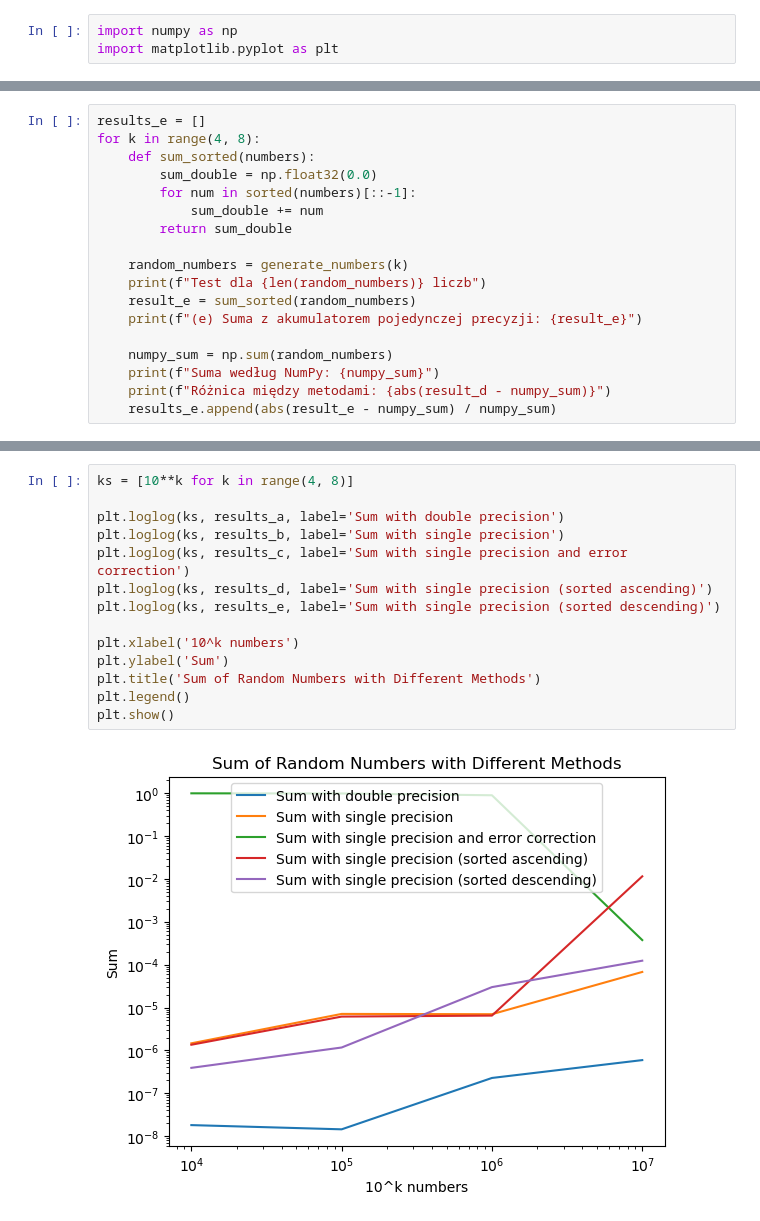
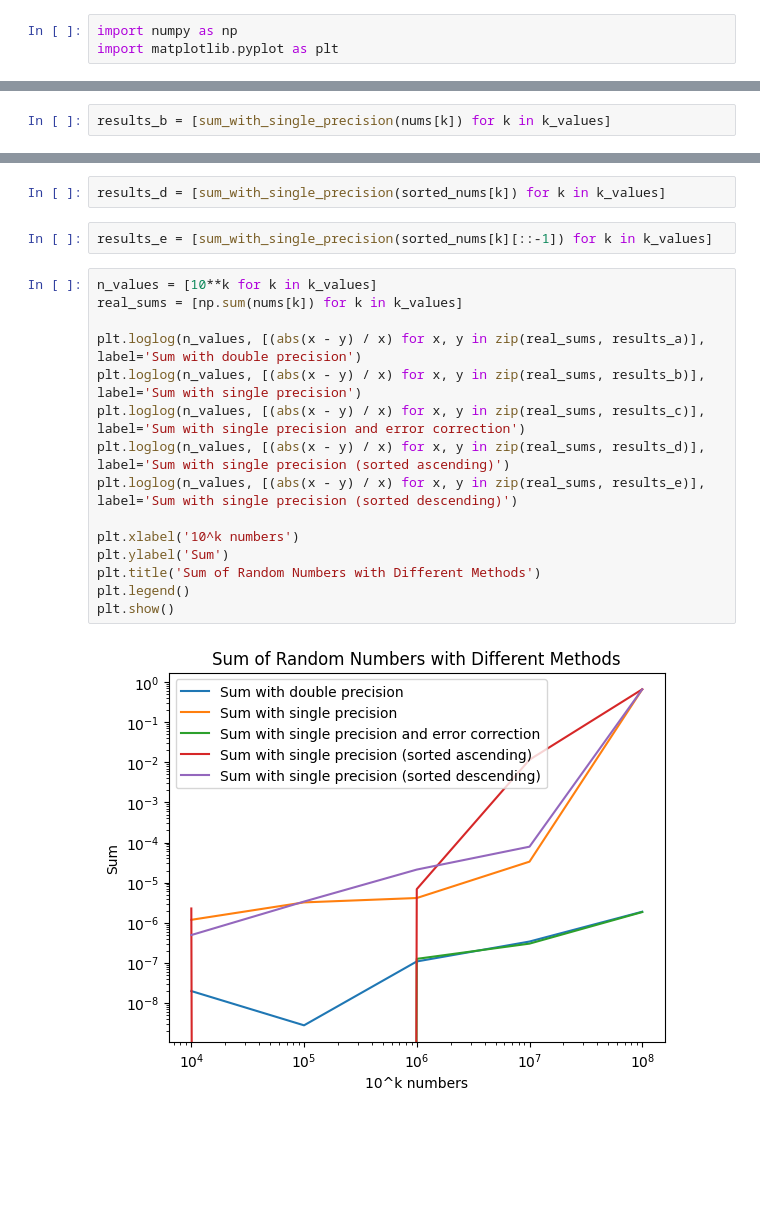
Before and after one commit to lythx/MOWNIT, a Jupyter notebook: lab1/zad2.ipynb, the cells around one changed output, grey strips where cells are left out. Drawn from its saved outputs; the diff is of its cells as text; blank space fills up the shorter version.

```diff
--- a/lab1/zad2.ipynb
+++ b/lab1/zad2.ipynb
@@ -78,2 +22,4 @@ Różnica między metodami: 339.0
+# %%
+results_b = [sum_with_single_precision(nums[k]) for k in k_values]
 # %%
 results_c = []
@@ -143,18 +35,0 @@ Różnica między metodami: 57680.0
-# %%
-results_e = []
-for k in range(4, 8):
-    def sum_sorted(numbers):
-        sum_double = np.float32(0.0)
-        for num in sorted(numbers)[::-1]:
-            sum_double += num
-        return sum_double
-
-    random_numbers = generate_numbers(k)
-    print(f"Test dla {len(random_numbers)} liczb")
-    result_e = sum_sorted(random_numbers)
-    print(f"(e) Suma z akumulatorem pojedynczej precyzji: {result_e}")
-
-    numpy_sum = np.sum(random_numbers)
-    print(f"Suma według NumPy: {numpy_sum}")
-    print(f"Różnica między metodami: {abs(result_d - numpy_sum)}")
-    results_e.append(abs(result_e - numpy_sum) / numpy_sum)
@@ -178,16 +36,21 @@ Różnica między metodami: 56276.0
+# %%
+results_d = [sum_with_single_precision(sorted_nums[k]) for k in k_values]
+# %%
+results_e = [sum_with_single_precision(sorted_nums[k][::-1]) for k in k_values]
 # %%
-ks = [10**k for k in range(4, 8)]
+n_values = [10**k for k in k_values]
+real_sums = [np.sum(nums[k]) for k in k_values]
 
-plt.loglog(ks, results_a, label='Sum with double precision')
-plt.loglog(ks, results_b, label='Sum with single precision')
-plt.loglog(ks, results_c, label='Sum with single precision and error correction')
-plt.loglog(ks, results_d, label='Sum with single precision (sorted ascending)')
-plt.loglog(ks, results_e, label='Sum with single precision (sorted descending)')
+plt.loglog(n_values, [(abs(x - y) / x) for x, y in zip(real_sums, results_a)], label='Sum with double precision')
+plt.loglog(n_values, [(abs(x - y) / x) for x, y in zip(real_sums, results_b)], label='Sum with single precision')
+plt.loglog(n_values, [(abs(x - y) / x) for x, y in zip(real_sums, results_c)], label='Sum with single precision and error correction')
+plt.loglog(n_values, [(abs(x - y) / x) for x, y in zip(real_sums, results_d)], label='Sum with single precision (sorted ascending)')
+plt.loglog(n_values, [(abs(x - y) / x) for x, y in zip(real_sums, results_e)], label='Sum with single precision (sorted descending)')
 
 plt.xlabel('10^k numbers')
 plt.ylabel('Sum')
 plt.title('Sum of Random Numbers with Different Methods')
 plt.legend()
 plt.show()
 # %% [output]
-[figure, old version]
+[figure, new version]
```
Also changed, not shown: parts of 7 cells of this notebook.
